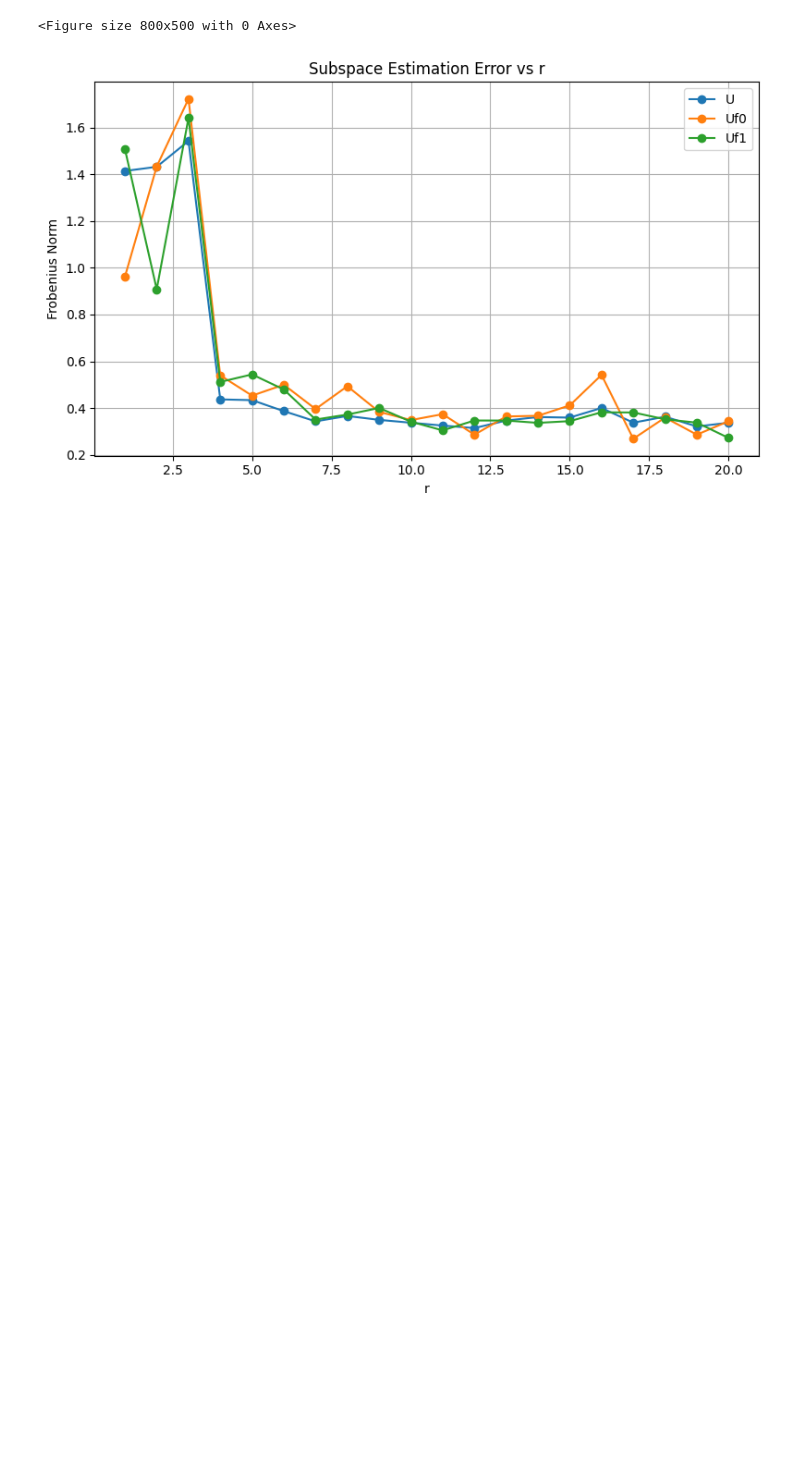
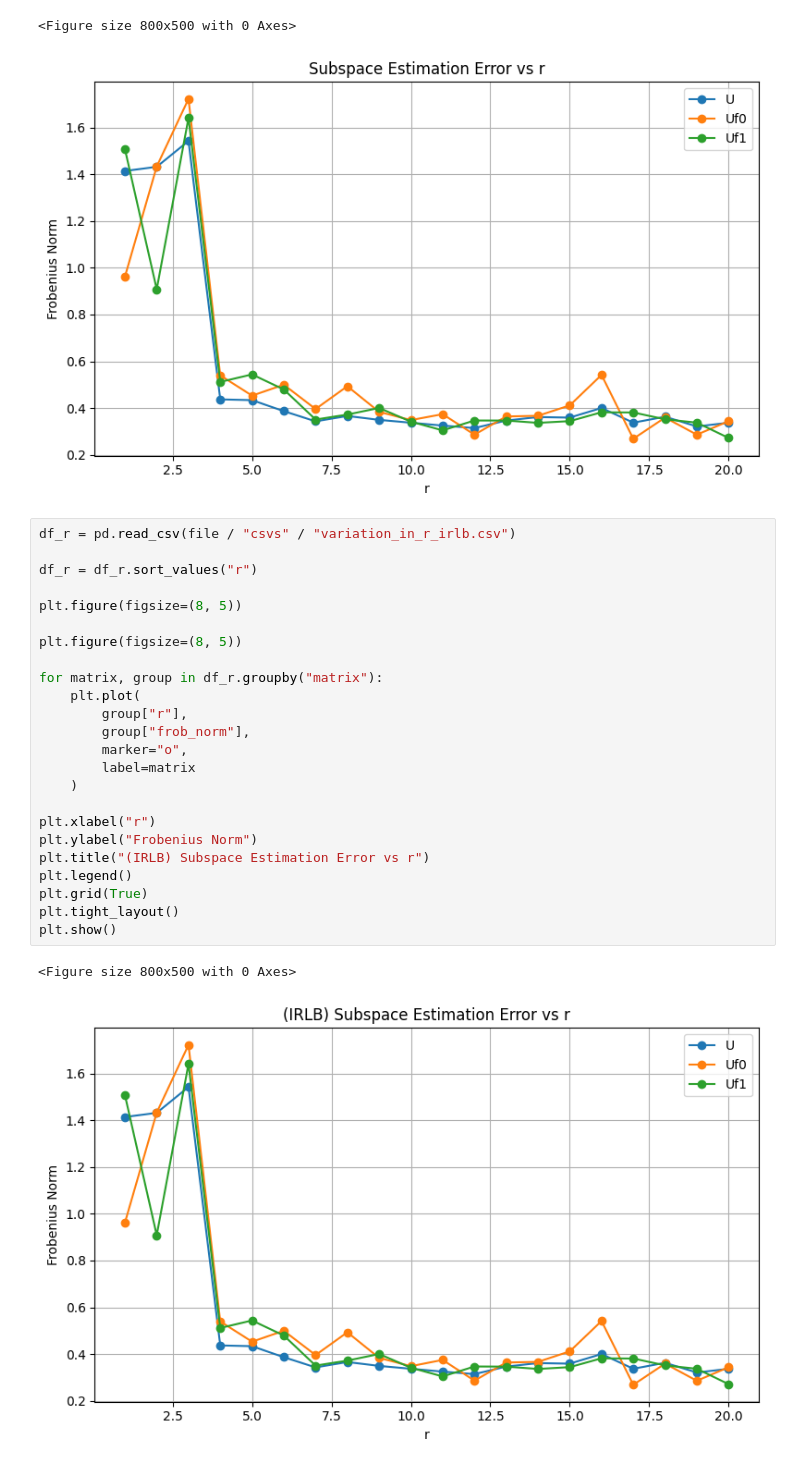
Before and after one commit to RyanRegalado/gjive, a Jupyter notebook: error_analysis/graphs.ipynb, the cells around one changed output. Saved outputs shown, nothing was run; the diff lists cells and outputs as text; blank space fills up the shorter version.

Commit message:
IRLB plots to confirm identical output

```diff
--- a/error_analysis/graphs.ipynb
+++ b/error_analysis/graphs.ipynb
@@ -95,3 +95,30 @@ plt.show()
 # %% [output]
 <Figure size 800x500 with 0 Axes>
 [figure]
+# %%
+df_r = pd.read_csv(file / "csvs" / "variation_in_r_irlb.csv")
+
+df_r = df_r.sort_values("r")
+
+plt.figure(figsize=(8, 5))
+
+plt.figure(figsize=(8, 5))
+
+for matrix, group in df_r.groupby("matrix"):
+    plt.plot(
+        group["r"],
+        group["frob_norm"],
+        marker="o",
+        label=matrix
+    )
+
+plt.xlabel("r")
+plt.ylabel("Frobenius Norm")
+plt.title("(IRLB) Subspace Estimation Error vs r")
+plt.legend()
+plt.grid(True)
+plt.tight_layout()
+plt.show()
+# %% [output]
+<Figure size 800x500 with 0 Axes>
+[figure, added]
```
Also changed, not shown: parts of 1 cell of this notebook, 2 other files.
